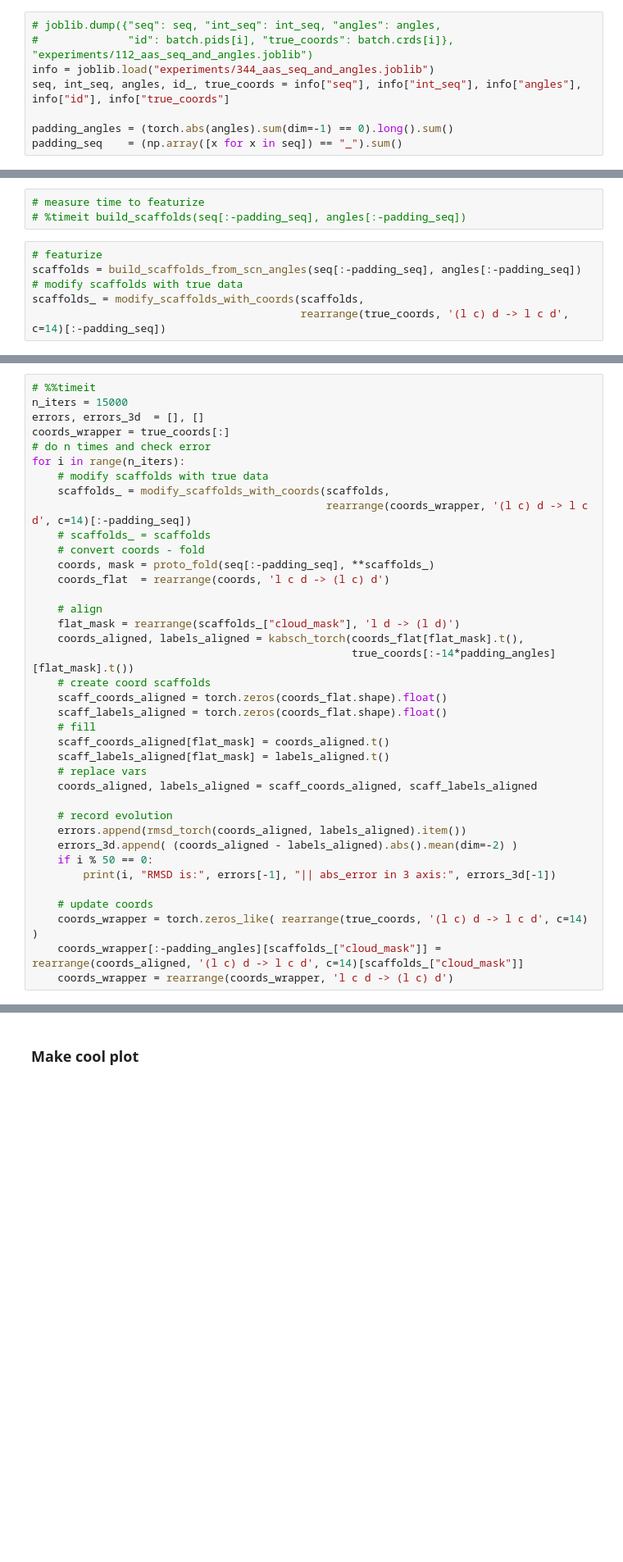
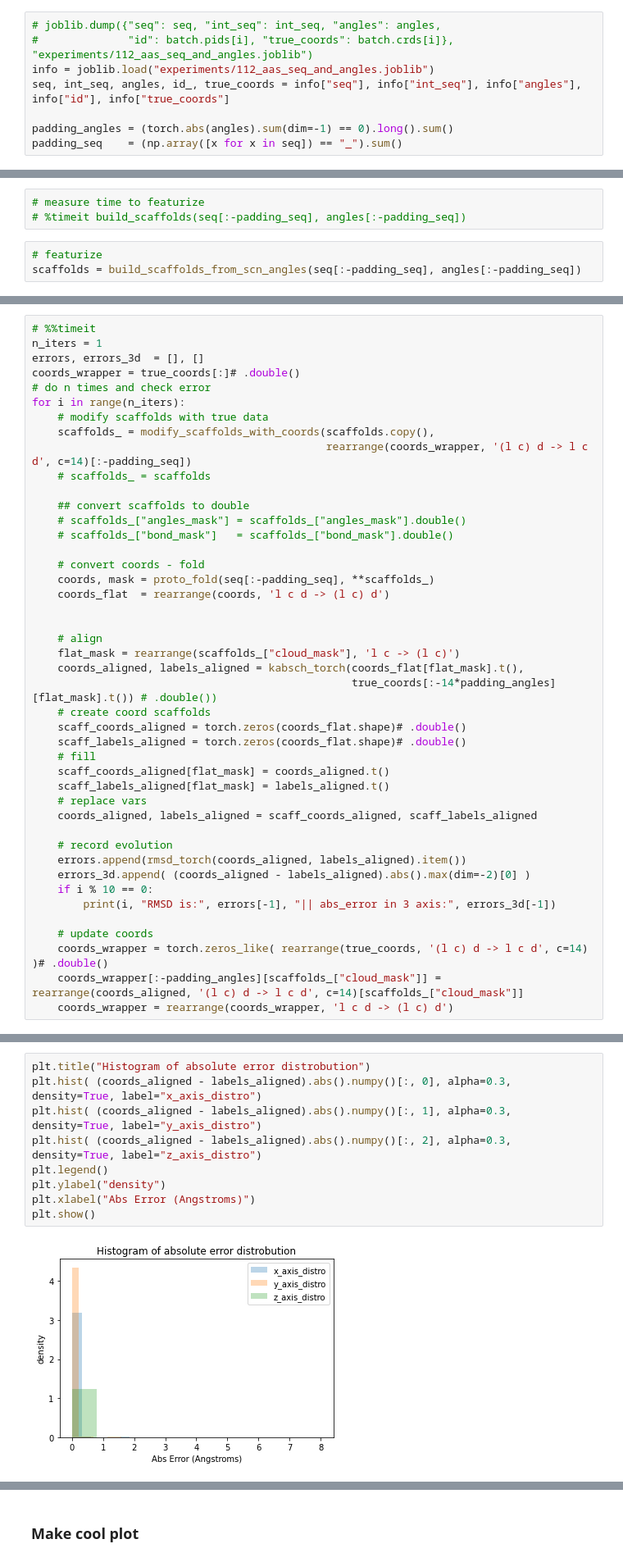
Before and after one commit to EleutherAI/mp_nerf, a Jupyter notebook: test_implementation_loop.ipynb, the cells around one changed output, grey strips where cells are left out. Shown at 82% size. Drawn from its saved outputs; the diff is of its cells as text; blank space fills up the shorter version.

```diff
--- a/test_implementation_loop.ipynb
+++ b/test_implementation_loop.ipynb
@@ -60,7 +61,7 @@ paddings:  9 tensor(9)
 # %%
 # joblib.dump({"seq": seq, "int_seq": int_seq, "angles": angles,
 #              "id": batch.pids[i], "true_coords": batch.crds[i]}, "experiments/112_aas_seq_and_angles.joblib")
-info = joblib.load("experiments/344_aas_seq_and_angles.joblib")
+info = joblib.load("experiments/112_aas_seq_and_angles.joblib")
 seq, int_seq, angles, id_, true_coords = info["seq"], info["int_seq"], info["angles"], info["id"], info["true_coords"]
 
 padding_angles = (torch.abs(angles).sum(dim=-1) == 0).long().sum()
@@ -75,6 +76,3 @@ from massive_pnerf import *
 # %%
 # featurize
 scaffolds = build_scaffolds_from_scn_angles(seq[:-padding_seq], angles[:-padding_seq])
-# modify scaffolds with true data
-scaffolds_ = modify_scaffolds_with_coords(scaffolds,
-                                          rearrange(true_coords, '(l c) d -> l c d', c=14)[:-padding_seq])
@@ -85,25 +79,31 @@ scaffolds["bond_mask"].shape, scaffolds_["bond_mask"].shape
 # %%
 # %%timeit
-n_iters = 15000
+n_iters = 1
 errors, errors_3d  = [], []
-coords_wrapper = true_coords[:]
+coords_wrapper = true_coords[:]# .double()
 # do n times and check error
 for i in range(n_iters):
     # modify scaffolds with true data
-    scaffolds_ = modify_scaffolds_with_coords(scaffolds,
+    scaffolds_ = modify_scaffolds_with_coords(scaffolds.copy(),
                                               rearrange(coords_wrapper, '(l c) d -> l c d', c=14)[:-padding_seq])
     # scaffolds_ = scaffolds
+
+    ## convert scaffolds to double
+    # scaffolds_["angles_mask"] = scaffolds_["angles_mask"].double()
+    # scaffolds_["bond_mask"]   = scaffolds_["bond_mask"].double()
+
     # convert coords - fold
     coords, mask = proto_fold(seq[:-padding_seq], **scaffolds_)
     coords_flat  = rearrange(coords, 'l c d -> (l c) d')
 
+
     # align
-    flat_mask = rearrange(scaffolds_["cloud_mask"], 'l d -> (l d)')
+    flat_mask = rearrange(scaffolds_["cloud_mask"], 'l c -> (l c)')
     coords_aligned, labels_aligned = kabsch_torch(coords_flat[flat_mask].t(),
-                                                  true_coords[:-14*padding_angles][flat_mask].t())
+                                                  true_coords[:-14*padding_angles][flat_mask].t()) # .double())
     # create coord scaffolds
-    scaff_coords_aligned = torch.zeros(coords_flat.shape).float()
-    scaff_labels_aligned = torch.zeros(coords_flat.shape).float()
+    scaff_coords_aligned = torch.zeros(coords_flat.shape)# .double()
+    scaff_labels_aligned = torch.zeros(coords_flat.shape)# .double()
     # fill
     scaff_coords_aligned[flat_mask] = coords_aligned.t()
     scaff_labels_aligned[flat_mask] = labels_aligned.t()
@@ -112,12 +112,12 @@ for i in range(n_iters):
 
     # record evolution
     errors.append(rmsd_torch(coords_aligned, labels_aligned).item())
-    errors_3d.append( (coords_aligned - labels_aligned).abs().mean(dim=-2) )
-    if i % 50 == 0:
+    errors_3d.append( (coords_aligned - labels_aligned).abs().max(dim=-2)[0] )
+    if i % 10 == 0:
         print(i, "RMSD is:", errors[-1], "|| abs_error in 3 axis:", errors_3d[-1])
 
     # update coords
-    coords_wrapper = torch.zeros_like( rearrange(true_coords, '(l c) d -> l c d', c=14) )
+    coords_wrapper = torch.zeros_like( rearrange(true_coords, '(l c) d -> l c d', c=14) )# .double()
     coords_wrapper[:-padding_angles][scaffolds_["cloud_mask"]] = rearrange(coords_aligned, '(l c) d -> l c d', c=14)[scaffolds_["cloud_mask"]]
     coords_wrapper = rearrange(coords_wrapper, 'l c d -> (l c) d')
 # %% [output]
@@ -140,0 +129,11 @@ for i in range(n_iters):
+# %%
+plt.title("Histogram of absolute error distrobution")
+plt.hist( (coords_aligned - labels_aligned).abs().numpy()[:, 0], alpha=0.3, density=True, label="x_axis_distro")
+plt.hist( (coords_aligned - labels_aligned).abs().numpy()[:, 1], alpha=0.3, density=True, label="y_axis_distro")
+plt.hist( (coords_aligned - labels_aligned).abs().numpy()[:, 2], alpha=0.3, density=True, label="z_axis_distro")
+plt.legend()
+plt.ylabel("density")
+plt.xlabel("Abs Error (Angstroms)")
+plt.show()
+# %% [output]
+[figure, added]
```
Also changed, not shown: parts of 7 cells of this notebook, 5 other files.
